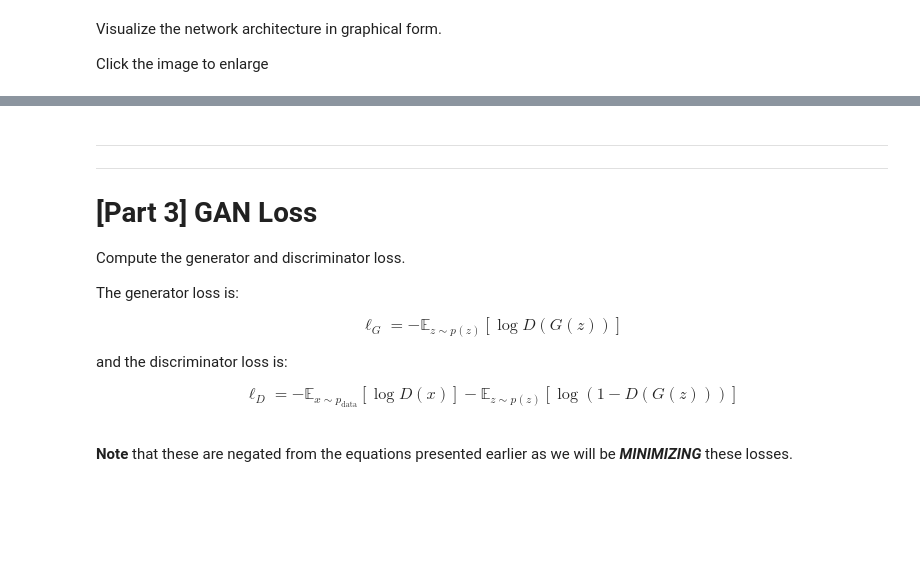
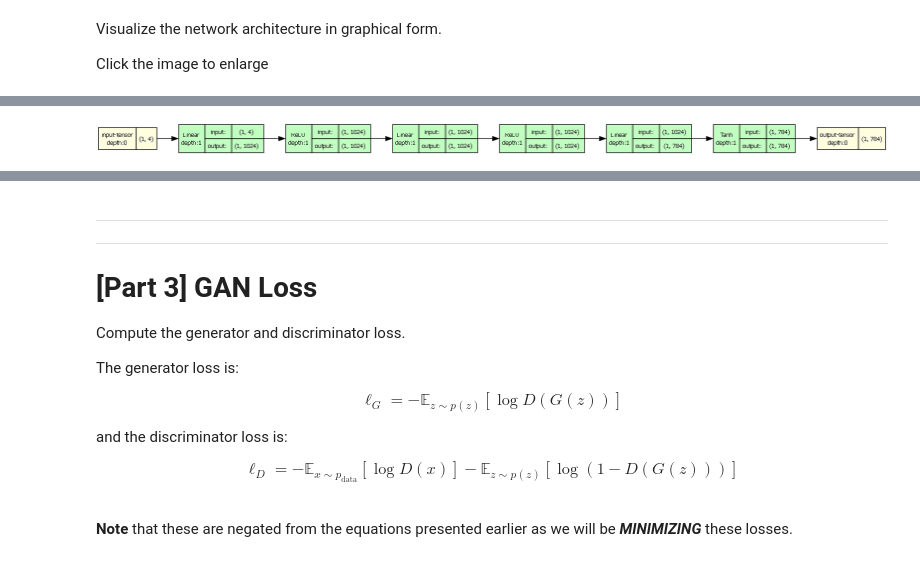
Before and after one commit to AI-IF-TelU/103012350550-Mohamed-ali-ibrahim-genai, a Jupyter notebook: assignment-06-gan/student_template.ipynb, the cells around one changed output, grey strips where cells are left out. Cells and saved outputs as stored; diff of their text form; code cells hidden in the pictures; blank space fills up the shorter version.

```diff
--- a/assignment-06-gan/student_template.ipynb
+++ b/assignment-06-gan/student_template.ipynb
@@ -502,22 +545,22 @@ def generator(noise_dim=96):
     model = nn.Sequential(
 
         # add nn.Linear() layer with in features noise_dim and out features 1024
-        ??,
+        nn.Linear(noise_dim, 1024),
 
         # add nn.Relu() activation
-        ??,
+        nn.ReLU(),
 
         # add nn.Linear() layer with in and out features 1024
-        ??,
+        nn.Linear(1024, 1024),
 
         # add nn.Relu() activation
-        ??,
+        nn.ReLU(),
 
         # add nn.Linear() layer with in features 1024 and out feature 28*28
-        ??,
+        nn.Linear(1024, 28 * 28),
 
         # add nn.Tanh() activation
-        ??
+        nn.Tanh()
     )
     return model
 # %% [markdown]
@@ -547,8 +608,13 @@ Visualize the network architecture in graphical form.
 
 Click the image to enlarge
 # %%
+graphviz_bin = r'C:\Program Files\Graphviz\bin'
+if os.path.isdir(graphviz_bin):
+    os.environ['PATH'] = graphviz_bin + os.pathsep + os.environ.get('PATH', '')
+
 model_graphq = draw_graph(model, input_size=(1, 4), expand_nested=True, graph_dir="LR")
 model_graphq.resize_graph(scale=3)
 
 model_graphq.visual_graph.render("model_g", format="png")
 display(Image(filename="model_g.png"))
+# %% [output]
@@ -555,3 +622,4 @@ display(Image(filename="model_g.png"))
+[figure, added]
 # %% [markdown]
 **Expected Output**:
 <pre>
```
Also changed, not shown: parts of 47 cells of this notebook.
